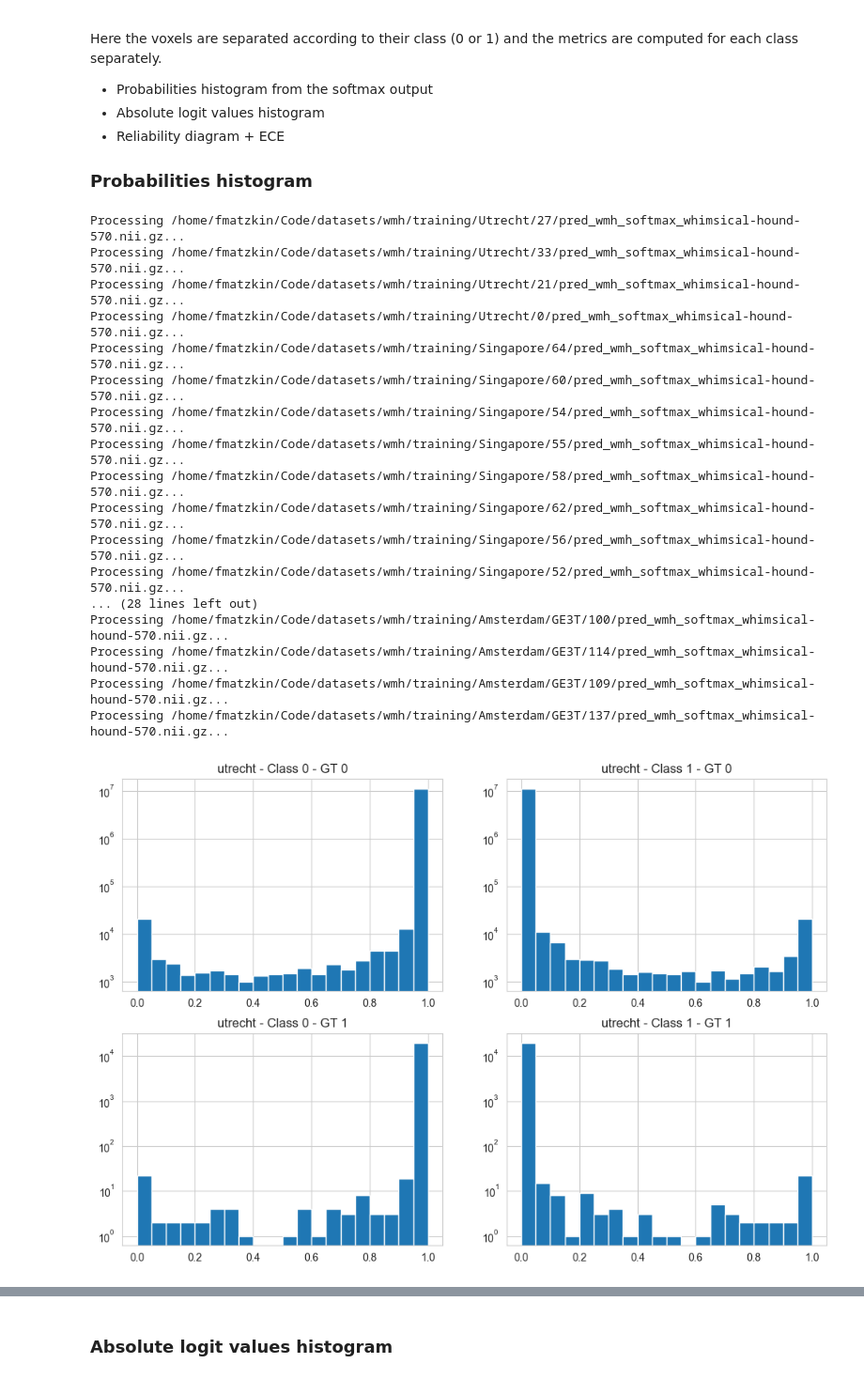
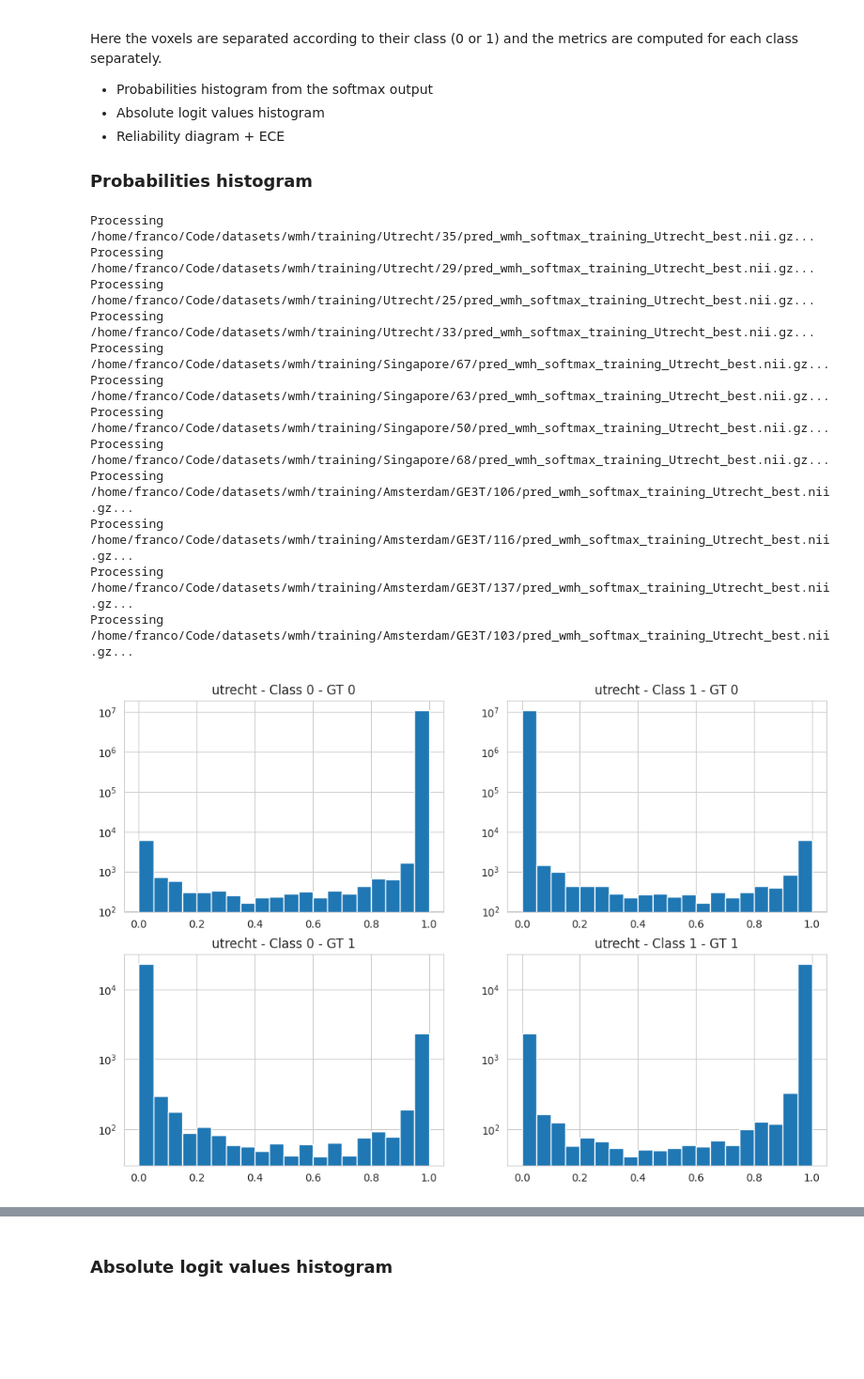
Before and after one commit to vfmatzkin/wmh-mc-seg, a Jupyter notebook: notebooks/metrics.ipynb, the cells around one changed output, grey strips where cells are left out. Shown at 94% size. Saved outputs shown, nothing was run; the diff lists cells and outputs as text; code cells hidden in the pictures; blank space fills up the shorter version.

```diff
--- a/notebooks/metrics.ipynb
+++ b/notebooks/metrics.ipynb
@@ -67,7 +65,7 @@ Here the voxels are separated according to their class (0 or 1) and the metrics
 centers = ['utrecht', 'singapore', 'amsterdam']
 
 for center in centers:
-    imgs_smx_0_0, imgs_smx_0_1, imgs_smx_1_0,imgs_smx_1_1 = \
+    imgs_smx_0_0, imgs_smx_0_1, imgs_smx_1_0, imgs_smx_1_1 = \
         np.array([]), np.array([]), np.array([]), np.array([])
 
     df = pd.read_csv(f"utrecht-{center}.csv", header=None)
@@ -80,52 +78,47 @@ for center in centers:
         # dims: [H, W, C, B, D]
         pred_softmax = nib.load(pred_wmh_softmax).get_fdata()
         gt = nib.load(gt_wmh).get_fdata().flatten()
 
         gt_0 = np.where(gt == 0)[0]
         gt_1 = np.where(gt == 1)[0]
 
         # get the softmax values for the voxels where gt is 1 in each channel
-        img_smx_0_0 = pred_softmax[:, :, 0, 0, :].flatten()[gt_0]
-        img_smx_1_0 = pred_softmax[:, :, 1, 0, :].flatten()[gt_0]
-        img_smx_0_1 = pred_softmax[:, :, 0, 0, :].flatten()[gt_1]
-        img_smx_1_1 = pred_softmax[:, :, 1, 0, :].flatten()[gt_1]
+        img_smx_0_0 = pred_softmax[:, :, :, 0].flatten()[gt_0]
+        img_smx_1_0 = pred_softmax[:, :, :, 1].flatten()[gt_0]
+        img_smx_0_1 = pred_softmax[:, :, :, 0].flatten()[gt_1]
+        img_smx_1_1 = pred_softmax[:, :, :, 1].flatten()[gt_1]
 
         # Concatenate sampled voxels for each class
         imgs_smx_0_0 = np.concatenate((imgs_smx_0_0, np.around(np.array(img_smx_0_0), decimals=2)))
         imgs_smx_1_0 = np.concatenate((imgs_smx_1_0, np.around(np.array(img_smx_1_0), decimals=2)))
         imgs_smx_0_1 = np.concatenate((imgs_smx_0_1, np.around(np.array(img_smx_0_1), decimals=2)))
         imgs_smx_1_1 = np.concatenate((imgs_smx_1_1, np.around(np.array(img_smx_1_1), decimals=2)))
 
     # Plot histogram for each voxel class
     fig, axs = plt.subplots(nrows=2, ncols=2, figsize=(12, 8))
     axs[0, 0].hist(imgs_smx_0_0, bins=20)
     axs[0, 0].set_yscale('log')
     axs[0, 0].set_title(f"{center} - Class 0 - GT 0")
     axs[0, 1].hist(imgs_smx_1_0, bins=20)
     axs[0, 1].set_yscale('log')
     axs[0, 1].set_title(f"{center} - Class 1 - GT 0")
     axs[1, 0].hist(imgs_smx_0_1, bins=20)
     axs[1, 0].set_yscale('log')
     axs[1, 0].set_title(f"{center} - Class 0 - GT 1")
     axs[1, 1].hist(imgs_smx_1_1, bins=20)
     axs[1, 1].set_yscale('log')
     axs[1, 1].set_title(f"{center} - Class 1 - GT 1")
 # %% [output]
-Processing /home/fmatzkin/Code/datasets/wmh/training/Utrecht/27/pred_wmh_softmax_whimsical-hound-570.nii.gz...
-Processing /home/fmatzkin/Code/datasets/wmh/training/Utrecht/33/pred_wmh_softmax_whimsical-hound-570.nii.gz...
-Processing /home/fmatzkin/Code/datasets/wmh/training/Utrecht/21/pred_wmh_softmax_whimsical-hound-570.nii.gz...
-Processing /home/fmatzkin/Code/datasets/wmh/training/Utrecht/0/pred_wmh_softmax_whimsical-hound-570.nii.gz...
-Processing /home/fmatzkin/Code/datasets/wmh/training/Singapore/64/pred_wmh_softmax_whimsical-hound-570.nii.gz...
-Processing /home/fmatzkin/Code/datasets/wmh/training/Singapore/60/pred_wmh_softmax_whimsical-hound-570.nii.gz...
-Processing /home/fmatzkin/Code/datasets/wmh/training/Singapore/54/pred_wmh_softmax_whimsical-hound-570.nii.gz...
-Processing /home/fmatzkin/Code/datasets/wmh/training/Singapore/55/pred_wmh_softmax_whimsical-hound-570.nii.gz...
-Processing /home/fmatzkin/Code/datasets/wmh/training/Singapore/58/pred_wmh_softmax_whimsical-hound-570.nii.gz...
-Processing /home/fmatzkin/Code/datasets/wmh/training/Singapore/62/pred_wmh_softmax_whimsical-hound-570.nii.gz...
-Processing /home/fmatzkin/Code/datasets/wmh/training/Singapore/56/pred_wmh_softmax_whimsical-hound-570.nii.gz...
-Processing /home/fmatzkin/Code/datasets/wmh/training/Singapore/52/pred_wmh_softmax_whimsical-hound-570.nii.gz...
-... (28 lines left out)
-Processing /home/fmatzkin/Code/datasets/wmh/training/Amsterdam/GE3T/100/pred_wmh_softmax_whimsical-hound-570.nii.gz...
-Processing /home/fmatzkin/Code/datasets/wmh/training/Amsterdam/GE3T/114/pred_wmh_softmax_whimsical-hound-570.nii.gz...
-Processing /home/fmatzkin/Code/datasets/wmh/training/Amsterdam/GE3T/109/pred_wmh_softmax_whimsical-hound-570.nii.gz...
-Processing /home/fmatzkin/Code/datasets/wmh/training/Amsterdam/GE3T/137/pred_wmh_softmax_whimsical-hound-570.nii.gz...
+Processing /home/franco/Code/datasets/wmh/training/Utrecht/35/pred_wmh_softmax_training_Utrecht_best.nii.gz...
+Processing /home/franco/Code/datasets/wmh/training/Utrecht/29/pred_wmh_softmax_training_Utrecht_best.nii.gz...
+Processing /home/franco/Code/datasets/wmh/training/Utrecht/25/pred_wmh_softmax_training_Utrecht_best.nii.gz...
+Processing /home/franco/Code/datasets/wmh/training/Utrecht/33/pred_wmh_softmax_training_Utrecht_best.nii.gz...
+Processing /home/franco/Code/datasets/wmh/training/Singapore/67/pred_wmh_softmax_training_Utrecht_best.nii.gz...
+Processing /home/franco/Code/datasets/wmh/training/Singapore/63/pred_wmh_softmax_training_Utrecht_best.nii.gz...
+Processing /home/franco/Code/datasets/wmh/training/Singapore/50/pred_wmh_softmax_training_Utrecht_best.nii.gz...
+Processing /home/franco/Code/datasets/wmh/training/Singapore/68/pred_wmh_softmax_training_Utrecht_best.nii.gz...
+Processing /home/franco/Code/datasets/wmh/training/Amsterdam/GE3T/106/pred_wmh_softmax_training_Utrecht_best.nii.gz...
+Processing /home/franco/Code/datasets/wmh/training/Amsterdam/GE3T/116/pred_wmh_softmax_training_Utrecht_best.nii.gz...
+Processing /home/franco/Code/datasets/wmh/training/Amsterdam/GE3T/137/pred_wmh_softmax_training_Utrecht_best.nii.gz...
+Processing /home/franco/Code/datasets/wmh/training/Amsterdam/GE3T/103/pred_wmh_softmax_training_Utrecht_best.nii.gz...
-[figure, old version]
+[figure, new version]
```
Also changed, not shown: parts of 5 cells of this notebook, 6 other files.
